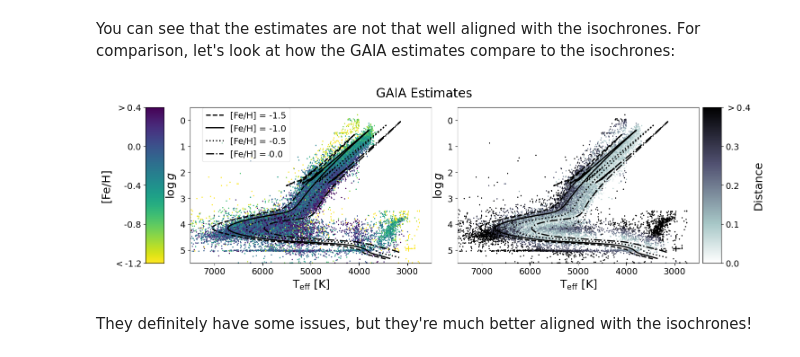
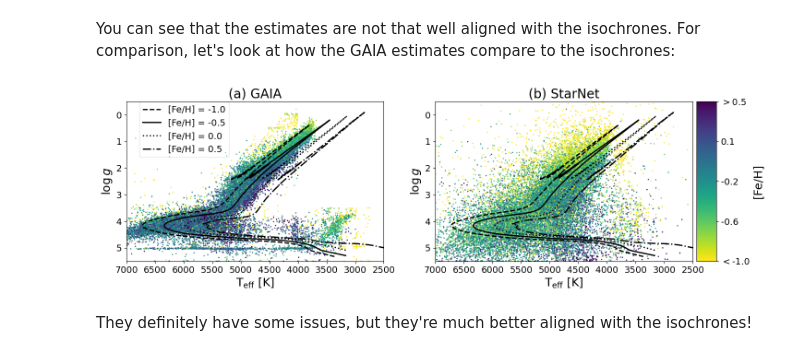
Before and after one commit to mkim0029/StarNet_SS, a Jupyter notebook: StarNet_Supervised.ipynb, the cells around one changed output. Drawn from its saved outputs; the diff is of its cells as text; code cells hidden in the pictures.

```diff
--- a/StarNet_Supervised.ipynb
+++ b/StarNet_Supervised.ipynb
@@ -888,22 +946,18 @@ You can see that the estimates are not that well aligned with the isochrones. Fo
 # %%
 isochrone_fn = 'data/isochrone_data.h5'
 
-# Compute distance between each estimate and the isochrones
-gaia_iso_diffs2 = isochrone_comparison(isochrone_fn, gaia_labels2[:,0],
-                                      gaia_labels2[:,2], gaia_labels2[:,1])
-
 # Plot this comparison
-veracity_distance_plot(isochrone_fn,
-                       teff=gaia_labels2[:,0],
-                       logg=gaia_labels2[:,2],
-                       feh=gaia_labels2[:,1],
-                       iso_diffs=gaia_iso_diffs2,
-                       label='GAIA',
-                       feh_min=-1.2, feh_max=0.4,
-                       diff_min=0., diff_max=0.4,
-                       feh_lines=[-1.5, -1., -0.5, 0.],
-                       savename=None)
+compare_veracity(isochrone_fn, teff1=gaia_labels2[:,0],
+                logg1=gaia_labels2[:,2],
+                feh1=gaia_labels2[:,1],
+                teff2=pred_labels2[:,0],
+                logg2=pred_labels2[:,2],
+                feh2=pred_labels2[:,1],
+                label1='GAIA', label2='StarNet',
+                feh_min=-1, feh_max=0.5,
+                feh_lines=[-1., -0.5, 0.0, 0.5],
+                savename=None)
 # %% [output]
-[figure, old version]
+[figure, new version]
 # %% [markdown]
 They definitely have some issues, but they're much better aligned with the isochrones!
```
Also changed, not shown: parts of 1 cell of this notebook.
